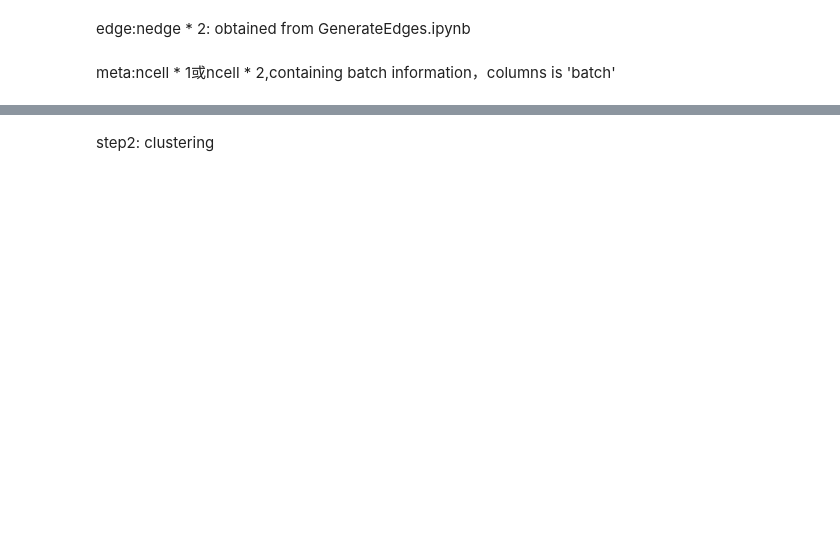
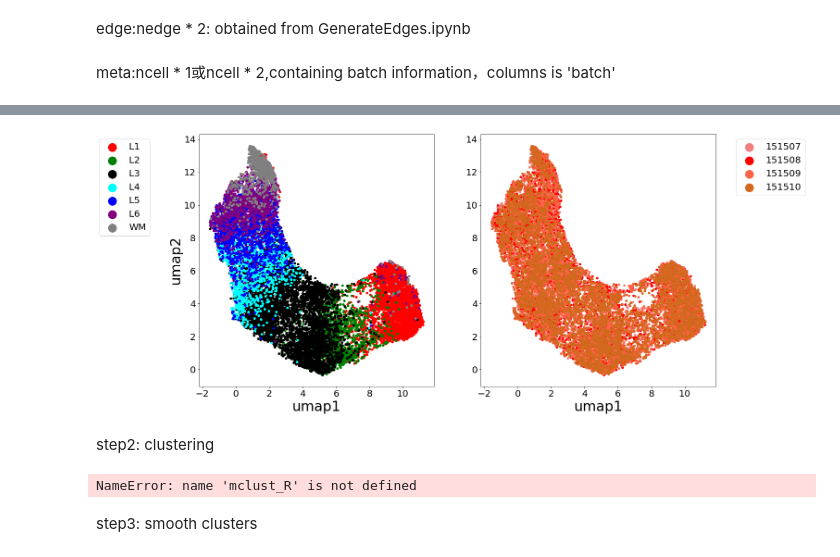
Before and after one commit to guott15/SPIRAL, a Jupyter notebook: Demo/run_spiral_DLPFC.ipynb, the cells around one changed output, grey strips where cells are left out. Drawn from its saved outputs; the diff is of its cells as text; code cells hidden in the pictures; blank space fills up the shorter version.

```diff
--- a/Demo/run_spiral_DLPFC.ipynb
+++ b/Demo/run_spiral_DLPFC.ipynb
@@ -32,7 +33,7 @@ meta:ncell * 1或ncell * 2,containing batch information，columns is  'batch'
 # %%
 dirs="/data02/tguo/space_batch_effect/human_DLPFC_10x/"
 sample_name=np.array([151507,151508,151509,151510,151669,151670,151671,151672,151673,151674,151675,151676])
-samples=sample_name
+samples=sample_name[0:4]
 SEP=','
 net_cate='_KNN_'
 rad=150
@@ -82,7 +83,7 @@ parser.add_argument('--NUM_NEG', type=int, default=NUM_NEG, help='number of nega
 
 
 parser.add_argument('--epochs', type=int, default=100, help='Number of epochs to train.')
-parser.add_argument('--batch_size', type=int, default=1024, help='Size of batches to train.')
+parser.add_argument('--batch_size', type=int, default=512, help='Size of batches to train.')
 parser.add_argument('--lr', type=float, default=1e-3, help='Initial learning rate.')
 parser.add_argument('--weight_decay', type=float, default=5e-4, help='Weight decay.')
 parser.add_argument('--alpha1', type=float, default=N, help='Weight of decoder loss.')
@@ -120,14 +140,50 @@ embed1.to_csv(embed_file)
+# %%
+meta=SPII.meta.values
+import umap.umap_ as umap
+import matplotlib.pyplot as plt
+# x=PCA(n_components=30).fit_transform(SPII.feat)
+# embed=pd.read_csv(dirs+"gtt_output/AGC_embed"+flags+"_xent.csv",index_col=0,header=0).values
+celltype=meta[:,0]
+batch=meta[:,1]
+ul=np.unique(celltype)
+ub=np.unique(batch)
+umap_mat=umap.UMAP().fit_transform(embed1.values[:,4:])
+colour2=['r','g','black','cyan','blue','purple','grey']
+colour1=['lightcoral','red','tomato','chocolate','darkorange','gold','olive','yellow','yellowgreen','lawngreen','forestgreen','lime',
+       'cyan','deepskyblue','dodgerblue','royalblue','blue','blueviolet','purple','fuchsia','hotpink','pink','gray','black','teal']
+f, axs= plt.subplots(1,2,figsize=(20,10))
+size=20
+for i in range(len(ul)):
+    axs[0].scatter(umap_mat[np.where(celltype==ul[i])[0],0],umap_mat[np.where(celltype==ul[i])[0],1],c=colour2[i],s=size)
+
+axs[0].set_xlabel("umap1",fontsize=30)
+axs[0].set_ylabel("umap2",fontsize=30)
+axs[0].legend(ul,loc="best",fontsize=20,markerscale=4,bbox_to_anchor=(-0.19,1))
+axs[0].tick_params(axis='both', which='major', labelsize=20)
+for i in range(len(ub)):
+    axs[1].scatter(umap_mat[np.where(batch==ub[i])[0],0],umap_mat[np.where(batch==ub[i])[0],1],c=colour1[i],s=size)
+axs[1].set_xlabel("umap1",fontsize=30)
+axs[1].legend(ub,loc="best",fontsize=20,markerscale=4,bbox_to_anchor=(1.4,1))
+axs[1].tick_params(axis='both', which='major', labelsize=20)
+# %% [output]
+[figure, added]
 # %% [markdown]
 step2: clustering
 # %%
 import anndata
 import scanpy as sc
 ann=anndata.AnnData(SPII.feat)
-ann.obsm['spiral']=embed1.iloc[:,SPII.params.znoise_dim:]
+ann.obsm['spiral']=embed1.iloc[:,SPII.params.znoise_dim:].values
 sc.pp.neighbors(ann,use_rep='spiral')
-sc.tl.leiden(ann,resolution=1.2)
-sc.tl.louvain(ann,resolution=1.2)
-ann.obs['batch']=SPII.meta.loc[:,'batch']
+
+n_clust=7
+res1=0.5 ####adjust to make sure 7 clusters
+res2=0.5
+sc.tl.leiden(ann,resolution=res1)
+sc.tl.louvain(ann,resolution=res2)
+ann = mclust_R(ann, used_obsm='spiral', num_cluster=n_clust)
+
+ann.obs['batch']=SPII.meta.loc[:,'batch'].values
 ub=np.unique(ann.obs['batch'])
 sc.tl.umap(ann)
 coord=pd.read_csv(coord_file[0],header=0,index_col=0)
@@ -135,6 +191,8 @@ for i in np.arange(1,len(samples)):
     coord=pd.concat((coord,pd.read_csv(coord_file[i],header=0,index_col=0)))
 
 coord.columns=['y','x']
-ann.obsm['spatial']=coord.loc[ann.obs_names,:]
-cluster_file=dirs+"gtt_output/SPIRAL"+flags+"_louvain.csv"
-pd.DataFrame(ann.obs['louvain']).to_csv(cluster_file)
+ann.obsm['spatial']=coord.loc[ann.obs_names,:].values
+# cluster_file=dirs+"gtt_output/SPIRAL"+flags+"_louvain.csv"
+# pd.DataFrame(ann.obs['louvain']).to_csv(cluster_file)
+# %% [output]
+NameError: name 'mclust_R' is not defined
@@ -153,0 +199,2 @@ sc.pl.spatial(ann1,color="louvain", spot_size=100)
+# %% [markdown]
+step3: smooth clusters
```
Also changed, not shown: parts of 9 cells of this notebook, 2 other files.
